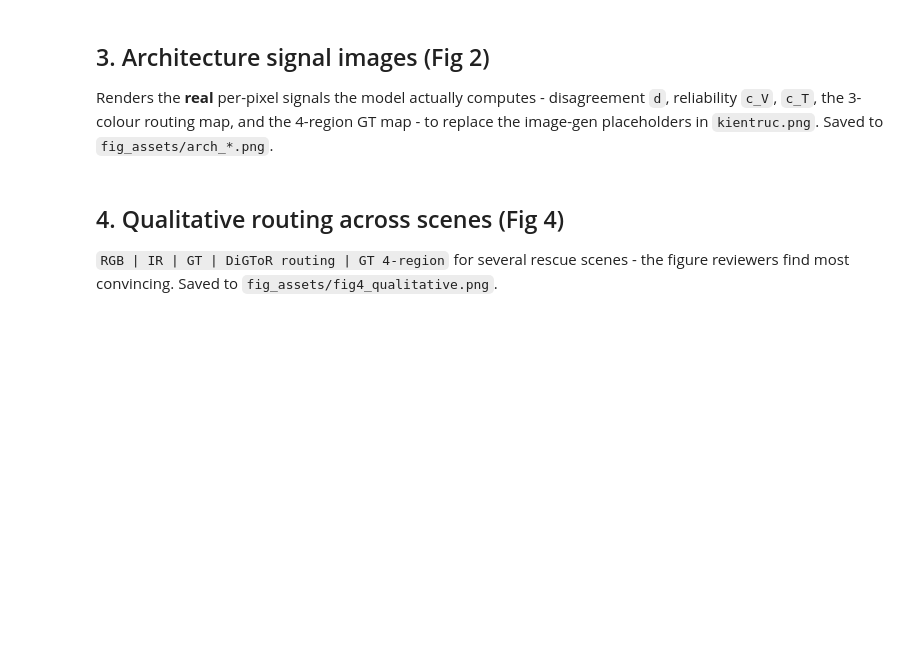
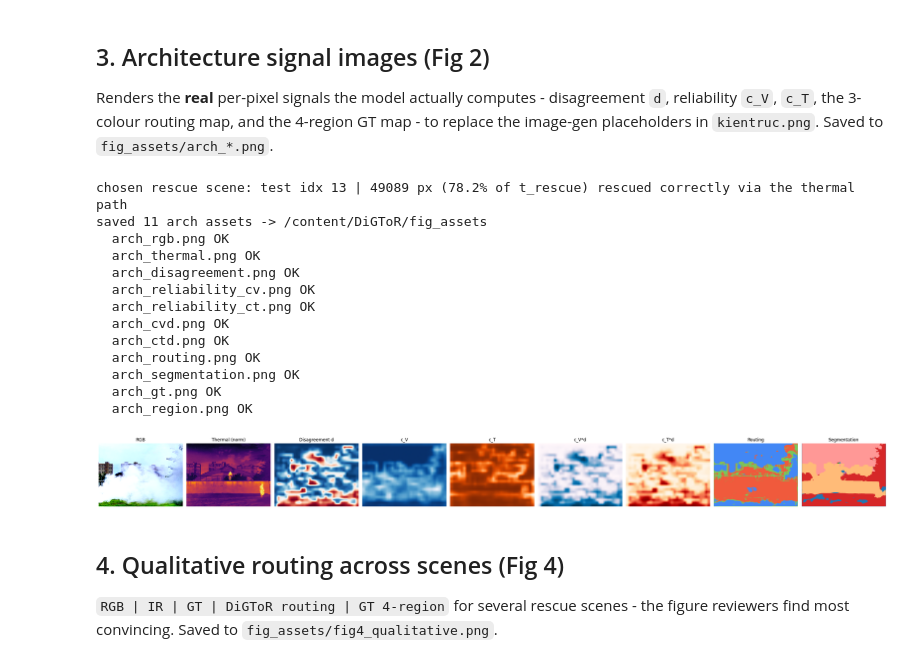
Before and after one commit to nguyenmaiductrong/DiGToR, a Jupyter notebook: notebooks/digtor_figures_and_gaps.ipynb, the cells around one changed output. Cells and saved outputs as stored; diff of their text form; code cells hidden in the pictures; blank space fills up the shorter version.

```diff
--- a/notebooks/digtor_figures_and_gaps.ipynb
+++ b/notebooks/digtor_figures_and_gaps.ipynb
@@ -34,18 +36,16 @@ print("cwd:", os.getcwd())
 import os, sys, json
 from pathlib import Path
 
-# ===== EDIT THESE =====
 DATASET       = "fmb"            # "fmb" or "semanticrt"
-DATA_ROOT     = "/kaggle/input/fmb/FMB"          # dataset root (has train/ test/)
-WANDB_PROJECT = "digtor-fmb"     # set to None to skip W&B and use local CKPT_DIR
-WANDB_ENTITY  = None             # your wandb entity/username, or None
+DATA_ROOT     = "/kaggle/input/fmb/FMB"
+WANDB_PROJECT = "digtor-fmb"
+WANDB_ENTITY  = None
 WANDB_ALIAS   = "latest"
-CKPT_DIR      = "ckpt_fmb"       # where checkpoints land / are read from
+CKPT_DIR      = "ckpt_fmb"
 BASE          = 32
 HEIGHT, WIDTH = 384, 512
 SEED          = 42
-IGNORE_BG     = (DATASET == "semanticrt")   # fold class-0 background into ignore
-# ======================
+IGNORE_BG = True
 
 REPO = Path.cwd()
 if not (REPO / "digtor").exists():
@@ -198,10 +238,13 @@ def _up(mapt, size):
 def signals_for(rgb, ir):
     logit, aux = digtor(rgb, ir, hard=True, return_aux=True)
     H, W = rgb.shape[-2:]
+    d  = _up(aux["d"],  (H, W))[0, 0].cpu().numpy()      # bottleneck, upsampled
+    cv = _up(aux["cv"], (H, W))[0, 0].cpu().numpy()
+    ct = _up(aux["ct"], (H, W))[0, 0].cpu().numpy()
     return dict(
-        d  = _up(aux["d"],  (H, W))[0, 0].cpu().numpy(),     # bottleneck, upsampled
-        cv = _up(aux["cv"], (H, W))[0, 0].cpu().numpy(),
-        ct = _up(aux["ct"], (H, W))[0, 0].cpu().numpy(),
+        d=d, cv=cv, ct=ct,
+        cvd = cv * d,    # router input ch.4: reliability-weighted disagreement c_V*d
+        ctd = ct * d,    # router input ch.5: c_T*d  (product of the upsampled bottleneck maps)
         pi = aux["pi"][0].argmax(0).cpu().numpy(),            # full-res routing 0/1/2
         pred = logit.argmax(1)[0].cpu().numpy(),
         cv_fine = aux["cv_s"][0][0, 0].cpu().numpy(),         # full-res reliability
@@ -219,9 +262,7 @@ def regions_for(rgb, ir, gt):
     reg[parts["v_preserve"]] = 1; reg[parts["t_rescue"]] = 0; reg[parts["hard"]] = 3
     return reg, pv, pt
 
-# Pick the most compelling RESCUE scene: RGB-only fails, thermal is right, and
-# DiGToR routes those pixels to the Thermal-Rescue path AND predicts them correctly.
-# Set SCENE_INDEX to a test index to pin a specific frame instead.
+
 SCENE_INDEX = None
 SCAN_N = 400
 best = None
@@ -234,42 +275,62 @@ for idx, batch in enumerate(test_loader):
         continue
     s = signals_for(rgb, ir)
     af = correctness_mask(s["pred"], gt)
-    rescued = t_resc & af & (s["pi"] == 1)        # rescued correctly via the thermal path
+    rescued = t_resc & af & (s["pi"] == 1)
     score = int(rescued.sum())
     if SCENE_INDEX == idx:
         best = (score, rgb, ir, gt, reg, s, idx); break
     if SCENE_INDEX is None and (best is None or score > best[0]):
         best = (score, rgb, ir, gt, reg, s, idx)
 assert best is not None, "no thermal-rescue scene found in the scanned range"
 score, rgb, ir, gt, reg, s, sidx = best
 rescued_pct = 100 * score / max((reg == 0).sum(), 1)
 print(f"chosen rescue scene: test idx {sidx} | {score} px ({rescued_pct:.1f}% of t_rescue) "
       f"rescued correctly via the thermal path")
 ir_gray = ir[0, 0].cpu().numpy()
 ir_norm = (ir_gray - ir_gray.min()) / (np.ptp(ir_gray) + 1e-6)   # min-max normalised thermal
 
 plt.imsave(FIG / "arch_rgb.png", to_img(rgb[0]))
 plt.imsave(FIG / "arch_thermal.png", ir_norm, cmap="inferno")            # normalised thermal
 plt.imsave(FIG / "arch_disagreement.png", s["d"], cmap="RdBu_r")
 plt.imsave(FIG / "arch_reliability_cv.png", s["cv"], cmap="Blues", vmin=0, vmax=1)
 plt.imsave(FIG / "arch_reliability_ct.png", s["ct"], cmap="Oranges", vmin=0, vmax=1)
+plt.imsave(FIG / "arch_cvd.png", s["cvd"], cmap="PuBu")                  # router ch.4: c_V*d
+plt.imsave(FIG / "arch_ctd.png", s["ctd"], cmap="OrRd")                  # router ch.5: c_T*d
 plt.imsave(FIG / "arch_routing.png", PATH_RGB[s["pi"]])                  # routing map
 plt.imsave(FIG / "arch_segmentation.png", colorize_labels(s["pred"], NC))  # model output seg map
 plt.imsave(FIG / "arch_gt.png", colorize_labels(gt, NC))                 # GT seg map
 plt.imsave(FIG / "arch_region.png",  REGION_RGB[reg])
-print("saved 9 arch assets ->", FIG)
-for p in ["rgb", "thermal", "disagreement", "reliability_cv", "reliability_ct",
-          "routing", "segmentation", "gt", "region"]:
+arch_assets = ["rgb", "thermal", "disagreement", "reliability_cv", "reliability_ct",
+               "cvd", "ctd", "routing", "segmentation", "gt", "region"]
+print(f"saved {len(arch_assets)} arch assets ->", FIG)
+for p in arch_assets:
     print("  arch_%s.png" % p, "OK" if (FIG / f"arch_{p}.png").exists() else "MISSING")
 
+# 5 router-input signals shown contiguously: d, c_V, c_T, c_V*d, c_T*d
 panels = [(to_img(rgb[0]), "RGB", None), (ir_norm, "Thermal (norm)", "inferno"),
           (s["d"], "Disagreement d", "RdBu_r"), (s["cv"], "c_V", "Blues"),
-          (s["ct"], "c_T", "Oranges"), (PATH_RGB[s["pi"]], "Routing", None),
+          (s["ct"], "c_T", "Oranges"), (s["cvd"], "c_V*d", "PuBu"),
+          (s["ctd"], "c_T*d", "OrRd"), (PATH_RGB[s["pi"]], "Routing", None),
           (colorize_labels(s["pred"], NC), "Segmentation", None)]
-fig, ax = plt.subplots(1, 7, figsize=(24, 3.2))
+fig, ax = plt.subplots(1, len(panels), figsize=(3.4 * len(panels), 3.2))
 for a, (im, ti, cm) in zip(ax, panels):
     a.imshow(im, cmap=cm); a.set_title(ti); a.axis("off")
 plt.tight_layout(); plt.show()
+# %% [output]
+chosen rescue scene: test idx 13 | 49089 px (78.2% of t_rescue) rescued correctly via the thermal path
+saved 11 arch assets -> /content/DiGToR/fig_assets
+  arch_rgb.png OK
+  arch_thermal.png OK
+  arch_disagreement.png OK
+  arch_reliability_cv.png OK
+  arch_reliability_ct.png OK
+  arch_cvd.png OK
+  arch_ctd.png OK
+  arch_routing.png OK
+  arch_segmentation.png OK
+  arch_gt.png OK
+  arch_region.png OK
+[figure, added]
 # %% [markdown]
 ## 4. Qualitative routing across scenes (Fig 4)
 
```
Also changed, not shown: parts of 20 cells of this notebook, 6 other files.
